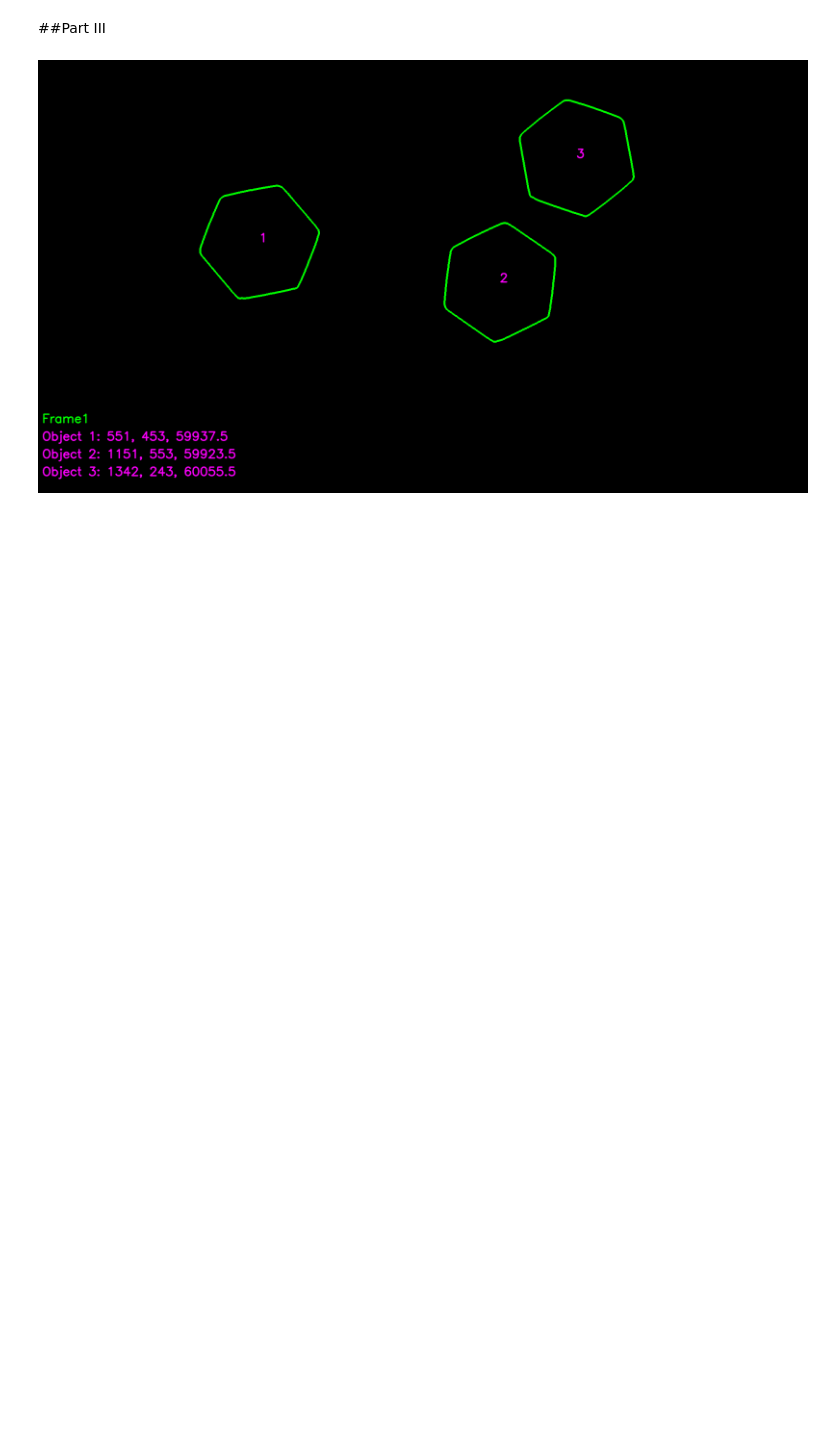
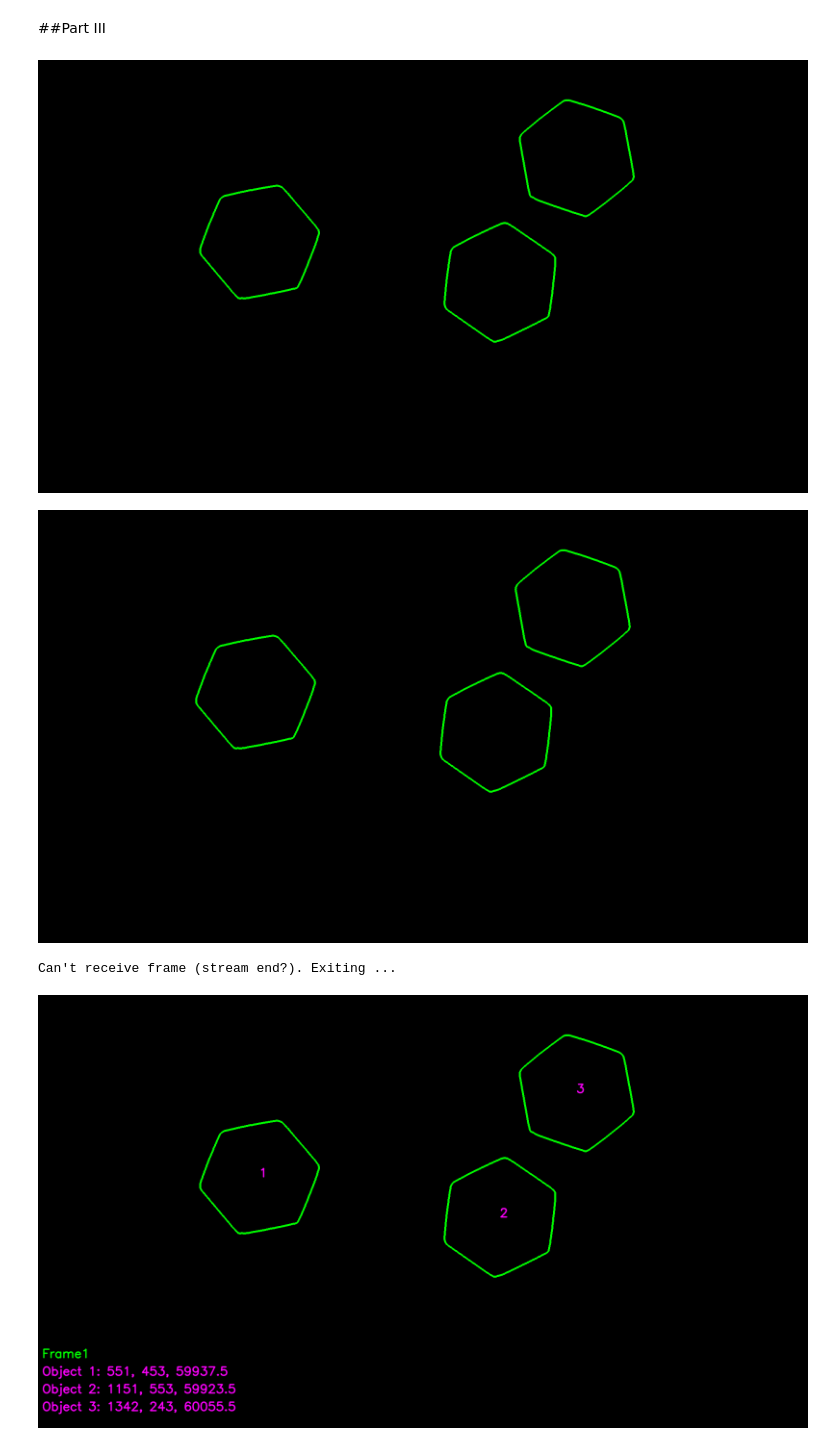
Before and after one commit to RansikaG/Machine-Vision, a Jupyter notebook: Assignment 5/Object Counting on a Conveyor belt.ipynb, the cells around one changed output. Saved outputs shown, nothing was run; the diff lists cells and outputs as text; code cells hidden in the pictures; blank space fills up the shorter version.

```diff
--- a/Assignment 5/Object Counting on a Conveyor belt.ipynb
+++ b/Assignment 5/Object Counting on a Conveyor belt.ipynb
@@ -283,6 +283,40 @@ while cap.isOpened():
     break
 cap.release()
 cv.destroyAllWindows()
+# %%
+cap = cv.VideoCapture('/content/belt/Assignment 5/conveyor_two_frame.mp4') # give the correct path here
+frame_no=1
+while cap.isOpened():
+  ret, frame = cap.read()
+  if not ret:
+    print("Can't receive frame (stream end?). Exiting ...")
+    break
+  gray=cv.cvtColor(frame, cv.COLOR_BGR2GRAY)
+
+  retval, labels, stats, centroids,closing_im=get_indexed_image(gray)
+
+  contours, hierarchy = cv.findContours(closing_im, cv.RETR_EXTERNAL, cv.CHAIN_APPROX_SIMPLE)
+  hexagonal=[]
+  for j,c in enumerate(contours):
+    if cv.matchShapes(contours_t[0], c, cv.CONTOURS_MATCH_I1, 0.0)<0.001:
+      hexagonal.append(j)
+  im_contours_belt = np.zeros((frame.shape[0],frame.shape[1],3), np.uint8)
+  Contours = np.array(contours)
+  Contours=Contours[hexagonal]
+  cont=Contours#Full hexagonal contours are seperated
+
+  conts = cv.drawContours(im_contours_belt, cont, -1, (0,255,0), 3).astype('uint8')#contour image
+
+
+  cv2_imshow(conts)
+  if cv.waitKey(1) == ord('q'):
+    break
+cap.release()
+cv.destroyAllWindows()
+# %% [output]
+[figure, added]
+[figure, added]
+Can't receive frame (stream end?). Exiting ...
 # %%
 def insert_text(current_frame,frame,frame_no):
   no_objects=len(current_frame)
```
